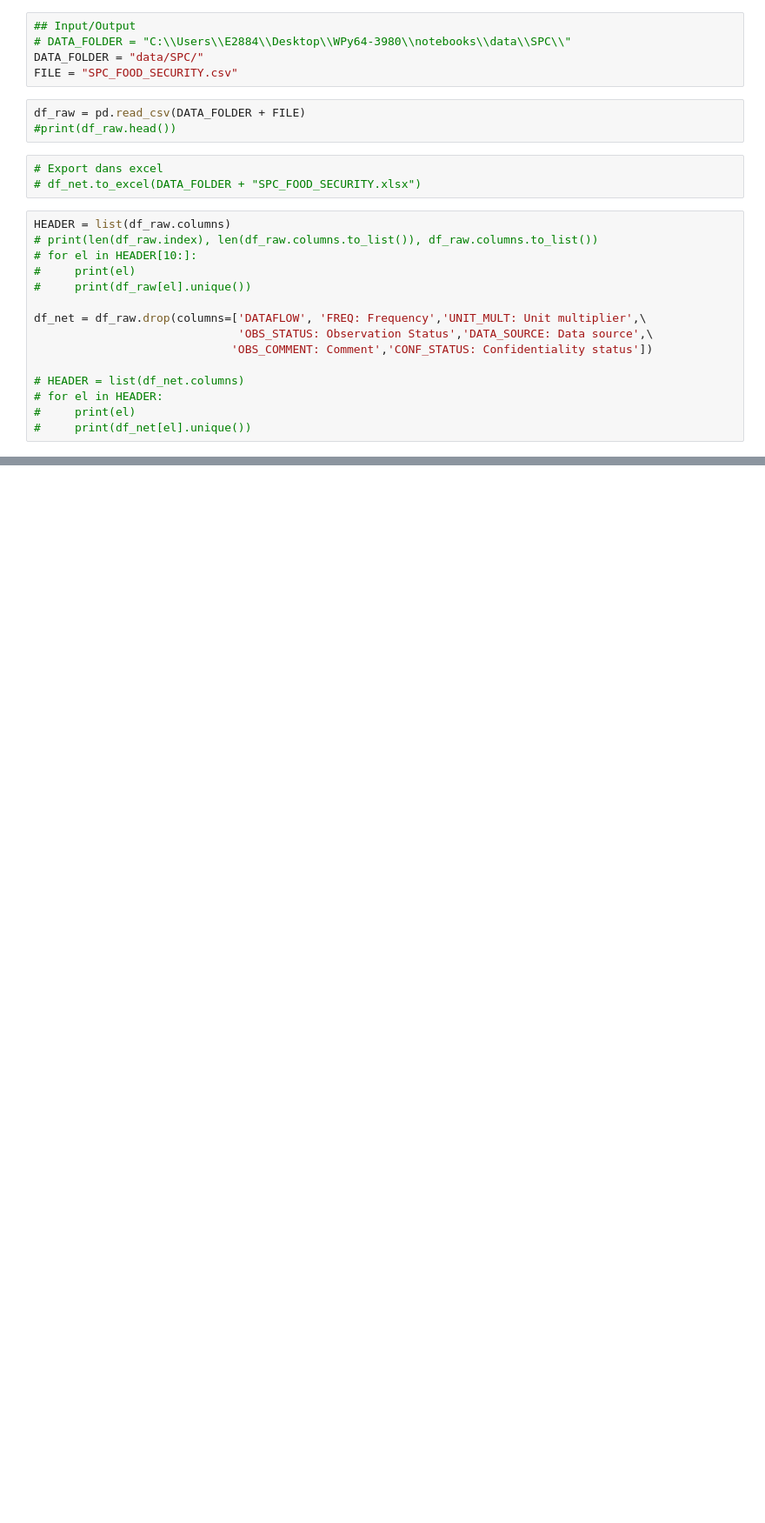
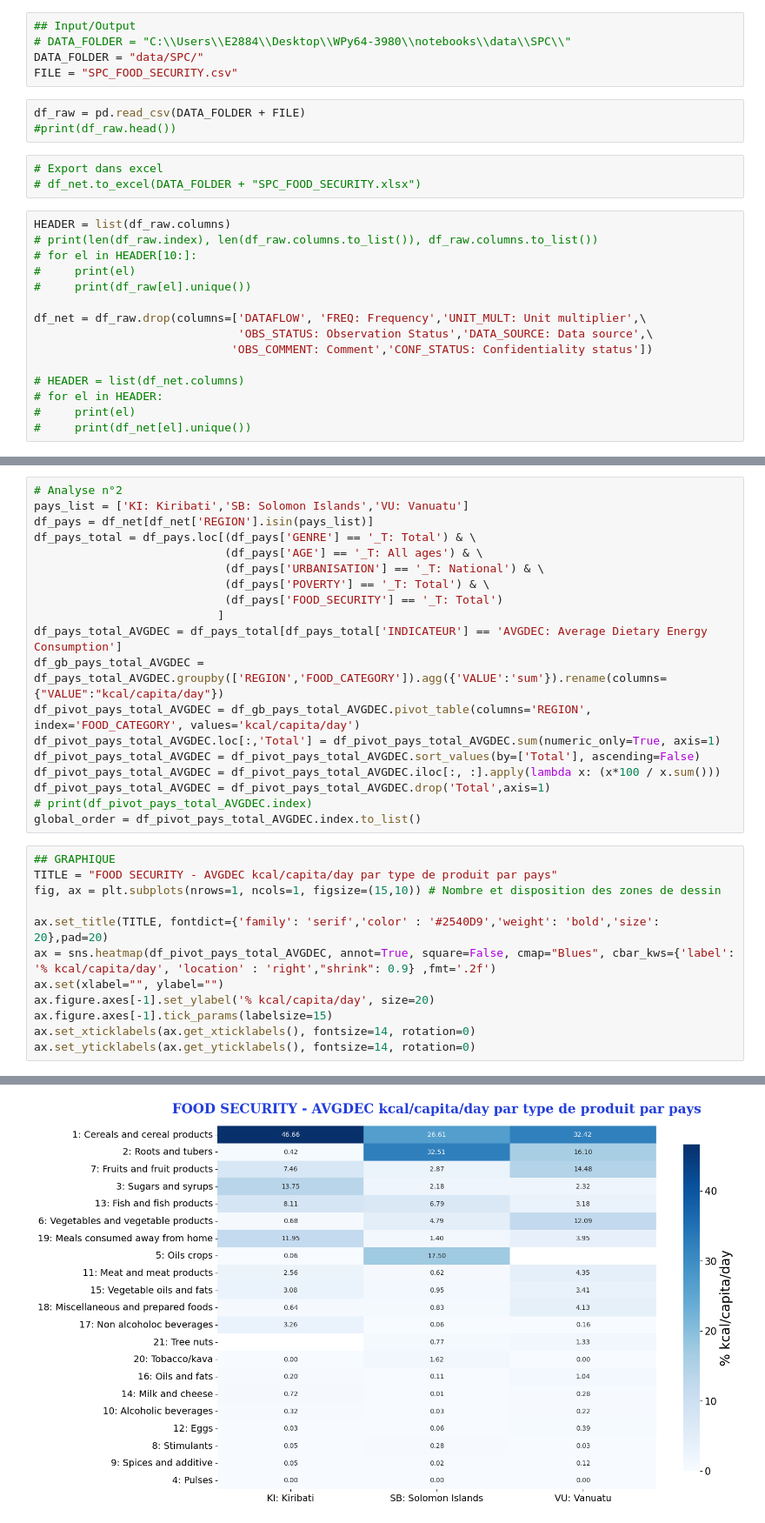
Before and after one commit to sloutmyv/DatavizPacific2023, a Jupyter notebook: 20230906_DC23_food_security.ipynb, the cells around one changed output, grey strips where cells are left out. Shown at 87% size. Saved outputs shown, nothing was run; the diff lists cells and outputs as text; blank space fills up the shorter version.

```diff
--- a/20230906_DC23_food_security.ipynb
+++ b/20230906_DC23_food_security.ipynb
@@ -561,0 +195,32 @@ VU: Vanuatu    3.367515       2758.3           1922.1            2372.2  450.1
+# %%
+# Analyse n°2
+pays_list = ['KI: Kiribati','SB: Solomon Islands','VU: Vanuatu']
+df_pays = df_net[df_net['REGION'].isin(pays_list)]
+df_pays_total = df_pays.loc[(df_pays['GENRE'] == '_T: Total') & \
+                            (df_pays['AGE'] == '_T: All ages') & \
+                            (df_pays['URBANISATION'] == '_T: National') & \
+                            (df_pays['POVERTY'] == '_T: Total') & \
+                            (df_pays['FOOD_SECURITY'] == '_T: Total')
+                           ]
+df_pays_total_AVGDEC = df_pays_total[df_pays_total['INDICATEUR'] == 'AVGDEC: Average Dietary Energy Consumption']
+df_gb_pays_total_AVGDEC = df_pays_total_AVGDEC.groupby(['REGION','FOOD_CATEGORY']).agg({'VALUE':'sum'}).rename(columns={"VALUE":"kcal/capita/day"})
+df_pivot_pays_total_AVGDEC = df_gb_pays_total_AVGDEC.pivot_table(columns='REGION', index='FOOD_CATEGORY', values='kcal/capita/day')
+df_pivot_pays_total_AVGDEC.loc[:,'Total'] = df_pivot_pays_total_AVGDEC.sum(numeric_only=True, axis=1)
+df_pivot_pays_total_AVGDEC = df_pivot_pays_total_AVGDEC.sort_values(by=['Total'], ascending=False)
+df_pivot_pays_total_AVGDEC = df_pivot_pays_total_AVGDEC.iloc[:, :].apply(lambda x: (x*100 / x.sum()))
+df_pivot_pays_total_AVGDEC = df_pivot_pays_total_AVGDEC.drop('Total',axis=1)
+# print(df_pivot_pays_total_AVGDEC.index)
+global_order = df_pivot_pays_total_AVGDEC.index.to_list()
+# %%
+## GRAPHIQUE
+TITLE = "FOOD SECURITY - AVGDEC kcal/capita/day par type de produit par pays"
+fig, ax = plt.subplots(nrows=1, ncols=1, figsize=(15,10)) # Nombre et disposition des zones de dessin
+
+ax.set_title(TITLE, fontdict={'family': 'serif','color' : '#2540D9','weight': 'bold','size': 20},pad=20)
+ax = sns.heatmap(df_pivot_pays_total_AVGDEC, annot=True, square=False, cmap="Blues", cbar_kws={'label': '% kcal/capita/day', 'location' : 'right',"shrink": 0.9} ,fmt='.2f')
+ax.set(xlabel="", ylabel="")
+ax.figure.axes[-1].set_ylabel('% kcal/capita/day', size=20)
+ax.figure.axes[-1].tick_params(labelsize=15)
+ax.set_xticklabels(ax.get_xticklabels(), fontsize=14, rotation=0)
+ax.set_yticklabels(ax.get_yticklabels(), fontsize=14, rotation=0)
+# %% [output]
@@ -561,0 +244 @@ VU: Vanuatu    3.367515       2758.3           1922.1            2372.2  450.1
+[figure, added]
```
Also changed, not shown: parts of 44 cells of this notebook, 1 other file.
